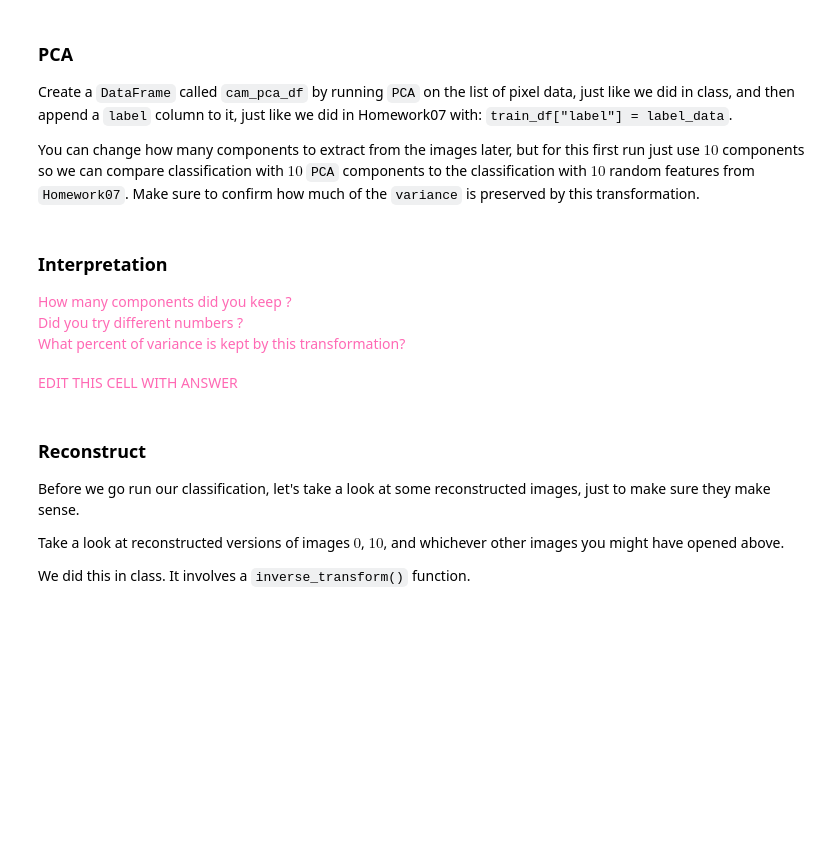
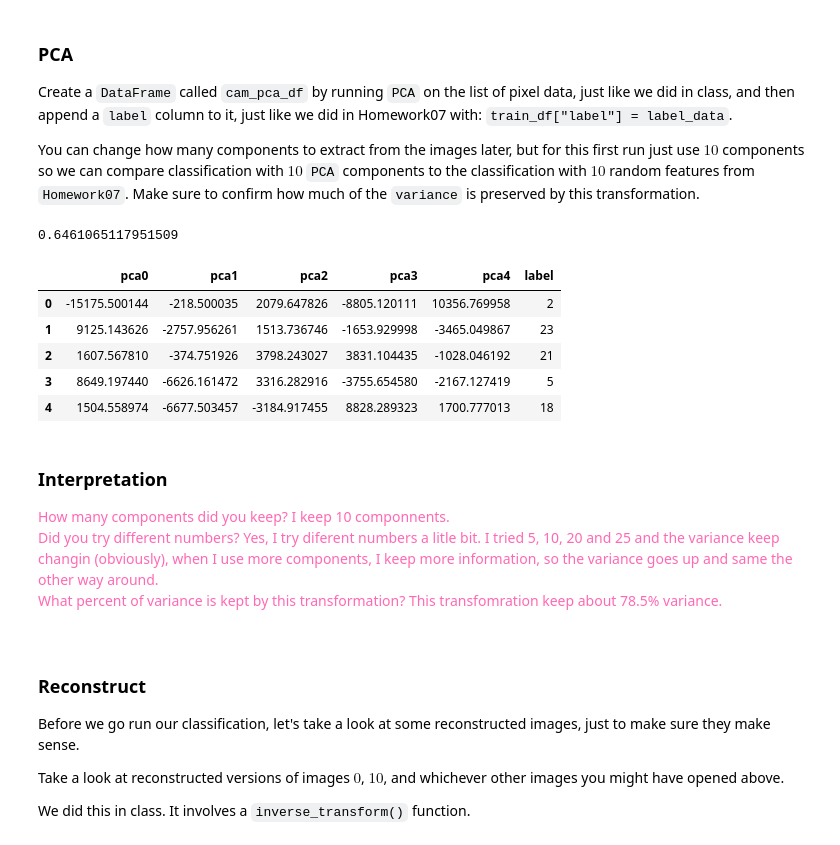
Before and after one commit to SM-ML-2026/Homework09, a Jupyter notebook: Homework09.ipynb, the cells around one changed output. Saved outputs shown, nothing was run; the diff lists cells and outputs as text; code cells hidden in the pictures; blank space fills up the shorter version.

```diff
--- a/Homework09.ipynb
+++ b/Homework09.ipynb
@@ -78,19 +109,34 @@ Create a `DataFrame` called `cam_pca_df` by running `PCA` on the list of pixel d
 You can change how many components to extract from the images later, but for this first run just use $10$ components so we can compare classification with $10$ `PCA` components to the classification with $10$ random features from `Homework07`.  Make sure to confirm how much of the `variance` is preserved by this transformation.
 # %%
 # TODO: run PCA, get DataFrame
+cam_pca = PCA(n_components=5).set_output(transform="pandas")
+cam_pca_df = cam_pca.fit_transform(pixel_data)
+
 # TODO: add "label" column
+cam_pca_df["label"] = label_data
+
 # TODO: print variance
+print(sum(cam_pca.explained_variance_ratio_))
+
 # TODO: take a look at the first 5 rows
+display(cam_pca_df[:5])
+# %% [output]
+0.6461065117951509
+|  | pca0 | pca1 | pca2 | pca3 | pca4 | label |
+| 0 | -15175.500144 | -218.500035 | 2079.647826 | -8805.120111 | 10356.769958 | 2 |
+| 1 | 9125.143626 | -2757.956261 | 1513.736746 | -1653.929998 | -3465.049867 | 23 |
+| 2 | 1607.567810 | -374.751926 | 3798.243027 | 3831.104435 | -1028.046192 | 21 |
+| 3 | 8649.197440 | -6626.161472 | 3316.282916 | -3755.654580 | -2167.127419 | 5 |
+| 4 | 1504.558974 | -6677.503457 | -3184.917455 | 8828.289323 | 1700.777013 | 18 |
 # %% [markdown]
 ### Interpretation
 
-<span style="color:hotpink">
-How many components did you keep ?<br>
-Did you try different numbers ?<br>
-What percent of variance is kept by this transformation?
+<span style="color:hotpink;">
+How many components did you keep? I keep 10 componnents.<br>
+Did you try different numbers? Yes, I try diferent numbers a litle bit. I tried 5, 10, 20 and 25 and the variance keep changin (obviously), when I use more components, I keep more information, so the variance goes up and same the other way around.<br>
+What percent of variance is kept by this transformation? This transfomration keep about 78.5% variance.<br>
+<br>
 </span>
-# %% [markdown]
-<span style="color:hotpink;">EDIT THIS CELL WITH ANSWER</span>
 # %% [markdown]
 ### Reconstruct
 
```
Also changed, not shown: parts of 19 cells of this notebook.
